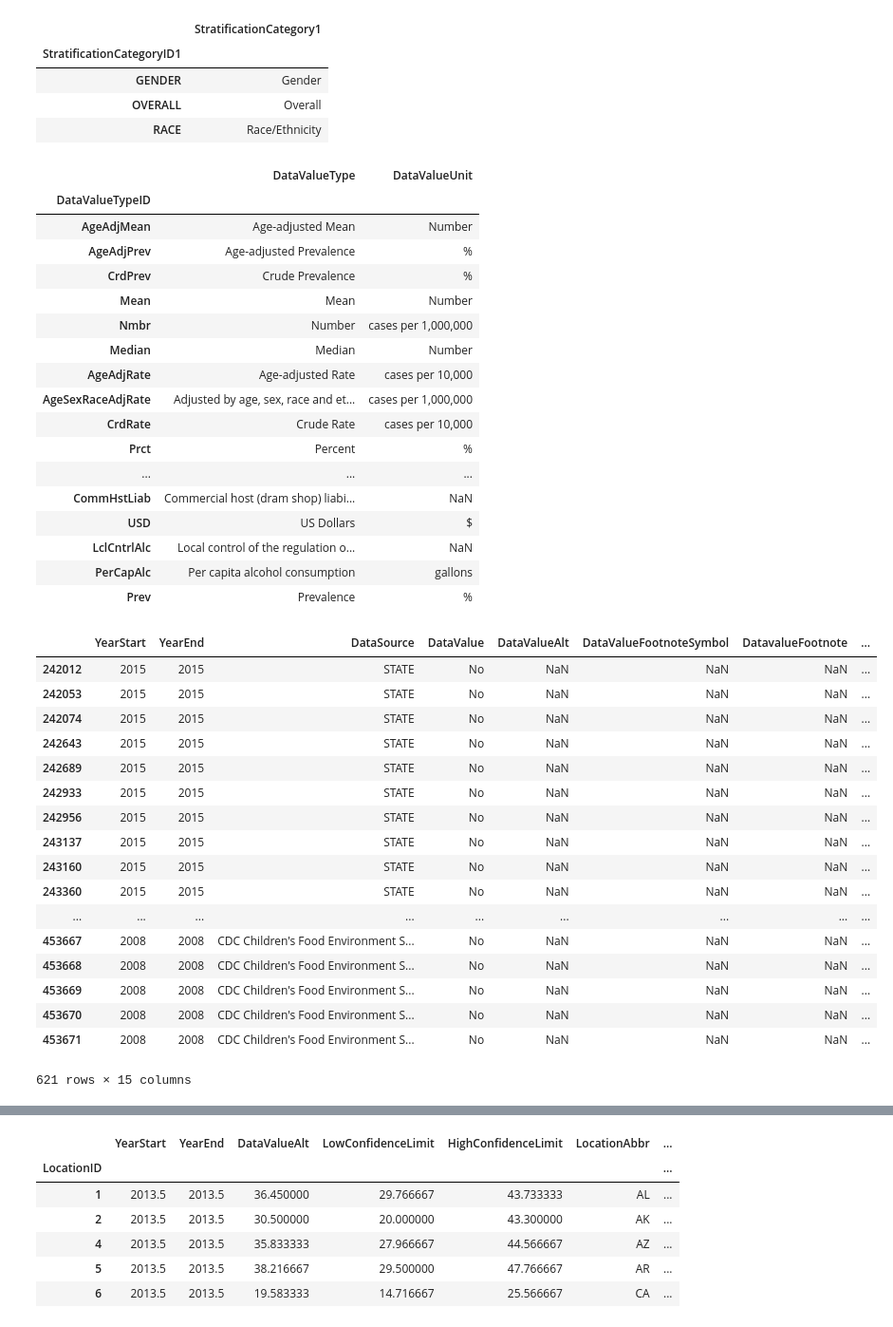
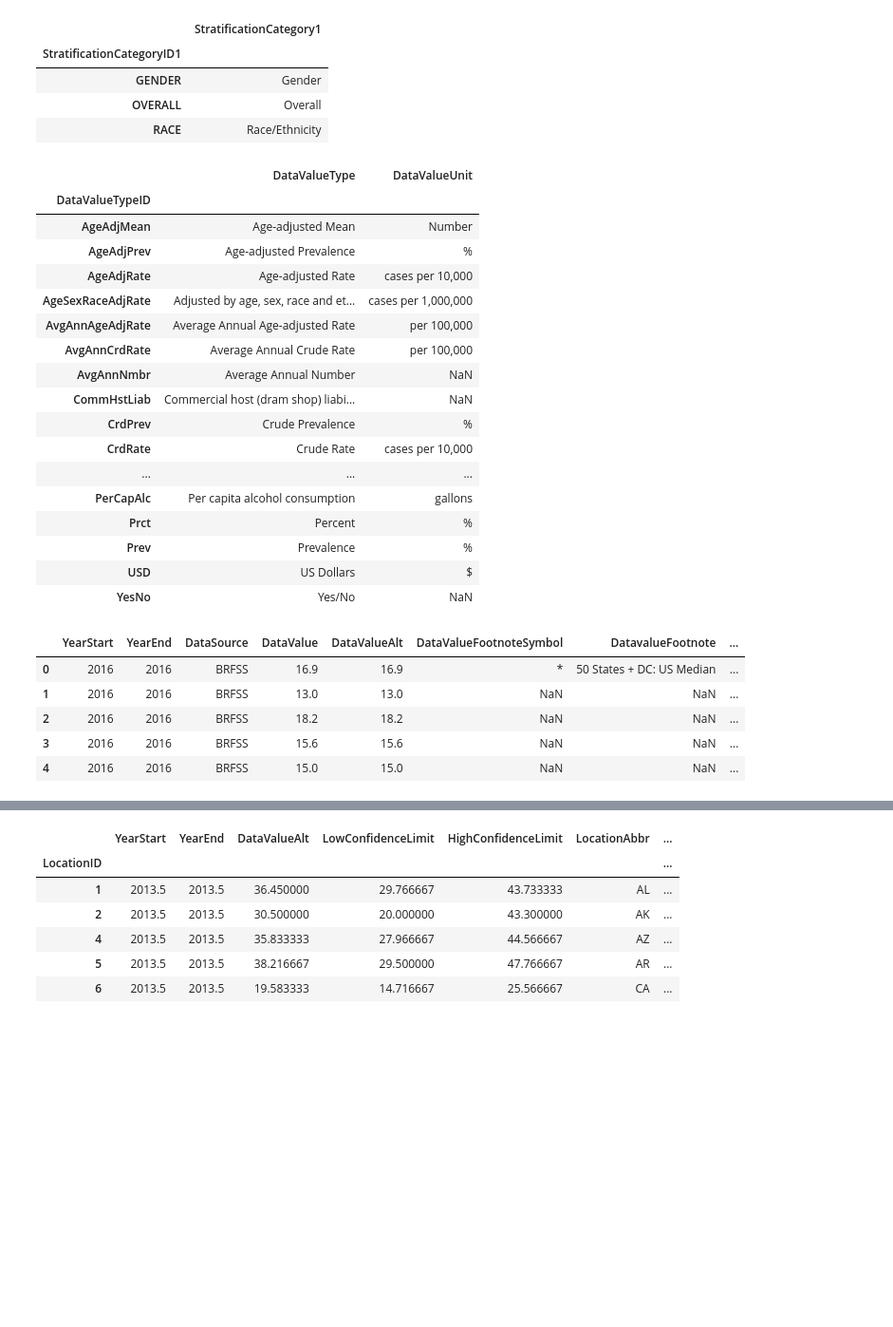
Before and after one commit to dkjer/data150labs, a Jupyter notebook: Explore Chronic Disease Data.ipynb, the cells around one changed output, grey strips where cells are left out. Shown at 95% size. Saved outputs shown, nothing was run; the diff lists cells and outputs as text; code cells hidden in the pictures; blank space fills up the shorter version.

```diff
--- a/Explore Chronic Disease Data.ipynb
+++ b/Explore Chronic Disease Data.ipynb
@@ -30,11 +30,11 @@ usecols = ['YearStart', 'YearEnd', 'LocationAbbr', 'LocationDesc', 'DataSource',
 
 df = pd.read_csv("U.S._Chronic_Disease_Indicators__CDI_.csv", usecols=usecols, dtype={
     'DataValue'                 : 'object',
-    'StratificationCategoryID1' : 'category',
-    'StratificationID1'         : 'category',
-    'DataValueTypeID'           : 'category',
-    'QuestionID'                : 'category',
-    'TopicID'                   : 'category',
+#    'StratificationCategoryID1' : 'category',
+#    'StratificationID1'         : 'category',
+#    'DataValueTypeID'           : 'category',
+#    'QuestionID'                : 'category',
+#    'TopicID'                   : 'category',
 })
 
 df.head()
@@ -127,44 +152,31 @@ dfDataValueTypes
 | DataValueTypeID |  |  |
 | AgeAdjMean | Age-adjusted Mean | Number |
 | AgeAdjPrev | Age-adjusted Prevalence | % |
-| CrdPrev | Crude Prevalence | % |
-| Mean | Mean | Number |
-| Nmbr | Number | cases per 1,000,000 |
-| Median | Median | Number |
 | AgeAdjRate | Age-adjusted Rate | cases per 10,000 |
 | AgeSexRaceAdjRate | Adjusted by age, sex, race and et... | cases per 1,000,000 |
+| AvgAnnAgeAdjRate | Average Annual Age-adjusted Rate | per 100,000 |
+| AvgAnnCrdRate | Average Annual Crude Rate | per 100,000 |
+| AvgAnnNmbr | Average Annual Number | NaN |
+| CommHstLiab | Commercial host (dram shop) liabi... | NaN |
+| CrdPrev | Crude Prevalence | % |
 | CrdRate | Crude Rate | cases per 10,000 |
+| ... | ... | ... |
+| PerCapAlc | Per capita alcohol consumption | gallons |
 | Prct | Percent | % |
-| ... | ... | ... |
-| CommHstLiab | Commercial host (dram shop) liabi... | NaN |
+| Prev | Prevalence | % |
 | USD | US Dollars | $ |
-| LclCntrlAlc | Local control of the regulation o... | NaN |
-| PerCapAlc | Per capita alcohol consumption | gallons |
-| Prev | Prevalence | % |
+| YesNo | Yes/No | NaN |
 # %%
 dfData = df.drop(['GeoLocation', 'LocationAbbr', 'LocationDesc', 'Topic', 'Question',
     'Stratification1', 'StratificationCategory1', 'DataValueType', 'DataValueUnit'], axis=1)
 dfData.head()
-dfData[dfData['DataValue'] == 'No']
 # %% [output]
 |  | YearStart | YearEnd | DataSource | DataValue | DataValueAlt | DataValueFootnoteSymbol | DatavalueFootnote | ... |
-| 242012 | 2015 | 2015 | STATE | No | NaN | NaN | NaN | ... |
-| 242053 | 2015 | 2015 | STATE | No | NaN | NaN | NaN | ... |
-| 242074 | 2015 | 2015 | STATE | No | NaN | NaN | NaN | ... |
-| 242643 | 2015 | 2015 | STATE | No | NaN | NaN | NaN | ... |
-| 242689 | 2015 | 2015 | STATE | No | NaN | NaN | NaN | ... |
-| 242933 | 2015 | 2015 | STATE | No | NaN | NaN | NaN | ... |
-| 242956 | 2015 | 2015 | STATE | No | NaN | NaN | NaN | ... |
-| 243137 | 2015 | 2015 | STATE | No | NaN | NaN | NaN | ... |
-| 243160 | 2015 | 2015 | STATE | No | NaN | NaN | NaN | ... |
-| 243360 | 2015 | 2015 | STATE | No | NaN | NaN | NaN | ... |
-| ... | ... | ... | ... | ... | ... | ... | ... | ... |
-| 453667 | 2008 | 2008 | CDC Children's Food Environment S... | No | NaN | NaN | NaN | ... |
-| 453668 | 2008 | 2008 | CDC Children's Food Environment S... | No | NaN | NaN | NaN | ... |
-| 453669 | 2008 | 2008 | CDC Children's Food Environment S... | No | NaN | NaN | NaN | ... |
-| 453670 | 2008 | 2008 | CDC Children's Food Environment S... | No | NaN | NaN | NaN | ... |
-| 453671 | 2008 | 2008 | CDC Children's Food Environment S... | No | NaN | NaN | NaN | ... |
+| 0 | 2016 | 2016 | BRFSS | 16.9 | 16.9 | * | 50 States + DC: US Median | ... |
+| 1 | 2016 | 2016 | BRFSS | 13.0 | 13.0 | NaN | NaN | ... |
+| 2 | 2016 | 2016 | BRFSS | 18.2 | 18.2 | NaN | NaN | ... |
+| 3 | 2016 | 2016 | BRFSS | 15.6 | 15.6 | NaN | NaN | ... |
+| 4 | 2016 | 2016 | BRFSS | 15.0 | 15.0 | NaN | NaN | ... |
-621 rows × 15 columns
 # %% [markdown]
 <img src="indicator_11_3.png" alt="Prevalence of depressive disorders among adults
 aged ≥18 years with diagnosed diabetes" title="Indicator 11.3" />
```
Also changed, not shown: parts of 5 cells of this notebook.
